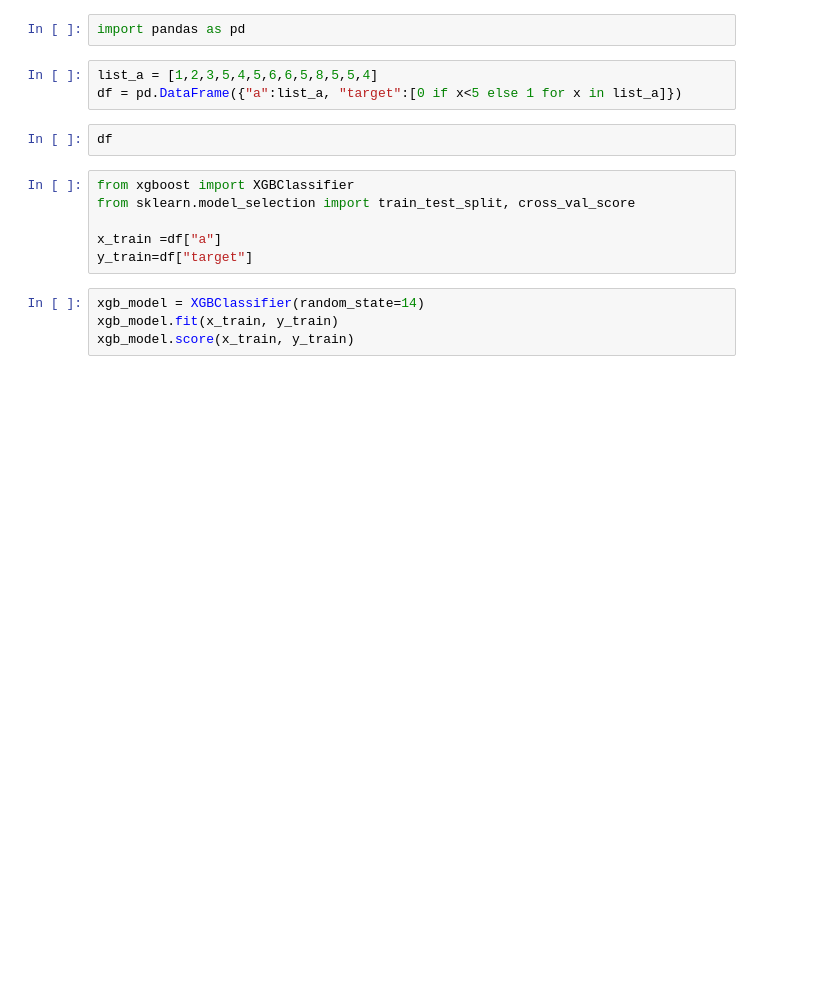
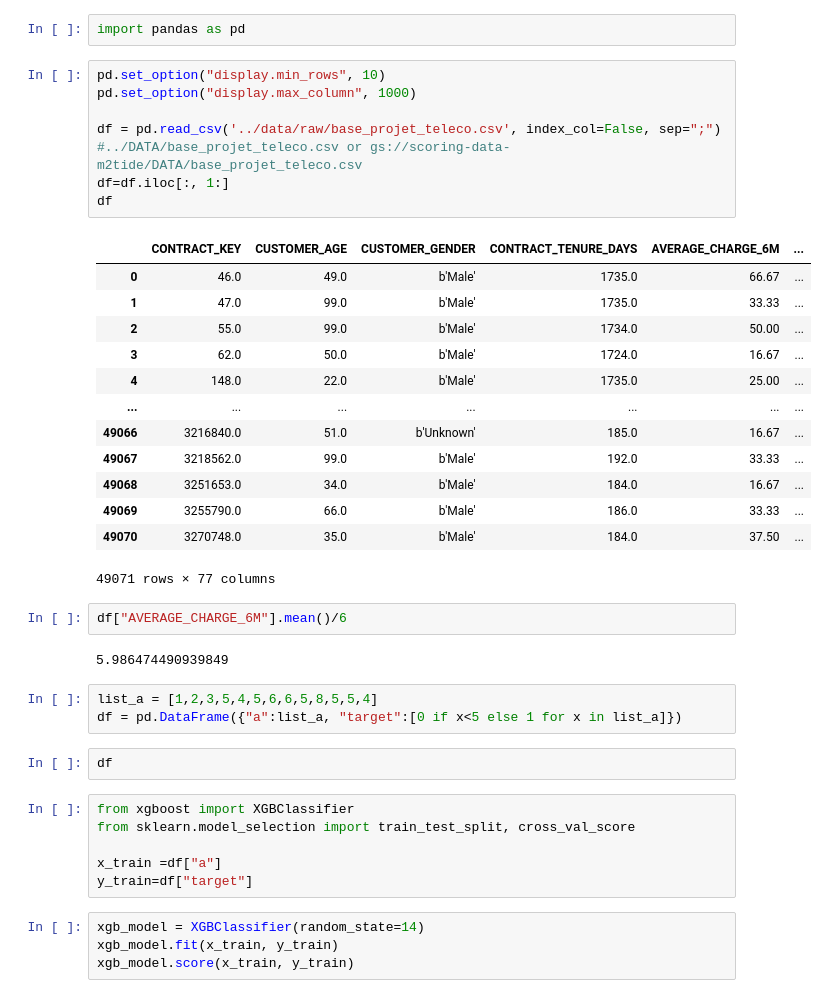
Before and after one commit to RomainPen/Classification_project, a Jupyter notebook: notebooks/test.ipynb, the cells around one changed output. Saved outputs shown, nothing was run; the diff lists cells and outputs as text; blank space fills up the shorter version.

```diff
--- a/notebooks/test.ipynb
+++ b/notebooks/test.ipynb
@@ -1,5 +1,30 @@
 # %%
 import pandas as pd
+# %%
+pd.set_option("display.min_rows", 10)
+pd.set_option("display.max_column", 1000)
+
+df = pd.read_csv('../data/raw/base_projet_teleco.csv', index_col=False, sep=";") #../DATA/base_projet_teleco.csv or gs://scoring-data-m2tide/DATA/base_projet_teleco.csv
+df=df.iloc[:, 1:]
+df
+# %% [output]
+|  | CONTRACT_KEY | CUSTOMER_AGE | CUSTOMER_GENDER | CONTRACT_TENURE_DAYS | AVERAGE_CHARGE_6M | ... |
+| 0 | 46.0 | 49.0 | b'Male' | 1735.0 | 66.67 | ... |
+| 1 | 47.0 | 99.0 | b'Male' | 1735.0 | 33.33 | ... |
+| 2 | 55.0 | 99.0 | b'Male' | 1734.0 | 50.00 | ... |
+| 3 | 62.0 | 50.0 | b'Male' | 1724.0 | 16.67 | ... |
+| 4 | 148.0 | 22.0 | b'Male' | 1735.0 | 25.00 | ... |
+| ... | ... | ... | ... | ... | ... | ... |
+| 49066 | 3216840.0 | 51.0 | b'Unknown' | 185.0 | 16.67 | ... |
+| 49067 | 3218562.0 | 99.0 | b'Male' | 192.0 | 33.33 | ... |
+| 49068 | 3251653.0 | 34.0 | b'Male' | 184.0 | 16.67 | ... |
+| 49069 | 3255790.0 | 66.0 | b'Male' | 186.0 | 33.33 | ... |
+| 49070 | 3270748.0 | 35.0 | b'Male' | 184.0 | 37.50 | ... |
+49071 rows × 77 columns
+# %%
+df["AVERAGE_CHARGE_6M"].mean()/6
+# %% [output]
+5.986474490939849
 # %%
 list_a = [1,2,3,5,4,5,6,6,5,8,5,5,4]
 df = pd.DataFrame({"a":list_a, "target":[0 if x<5 else 1 for x in list_a]})
```
Also changed, not shown: 9 other files.
